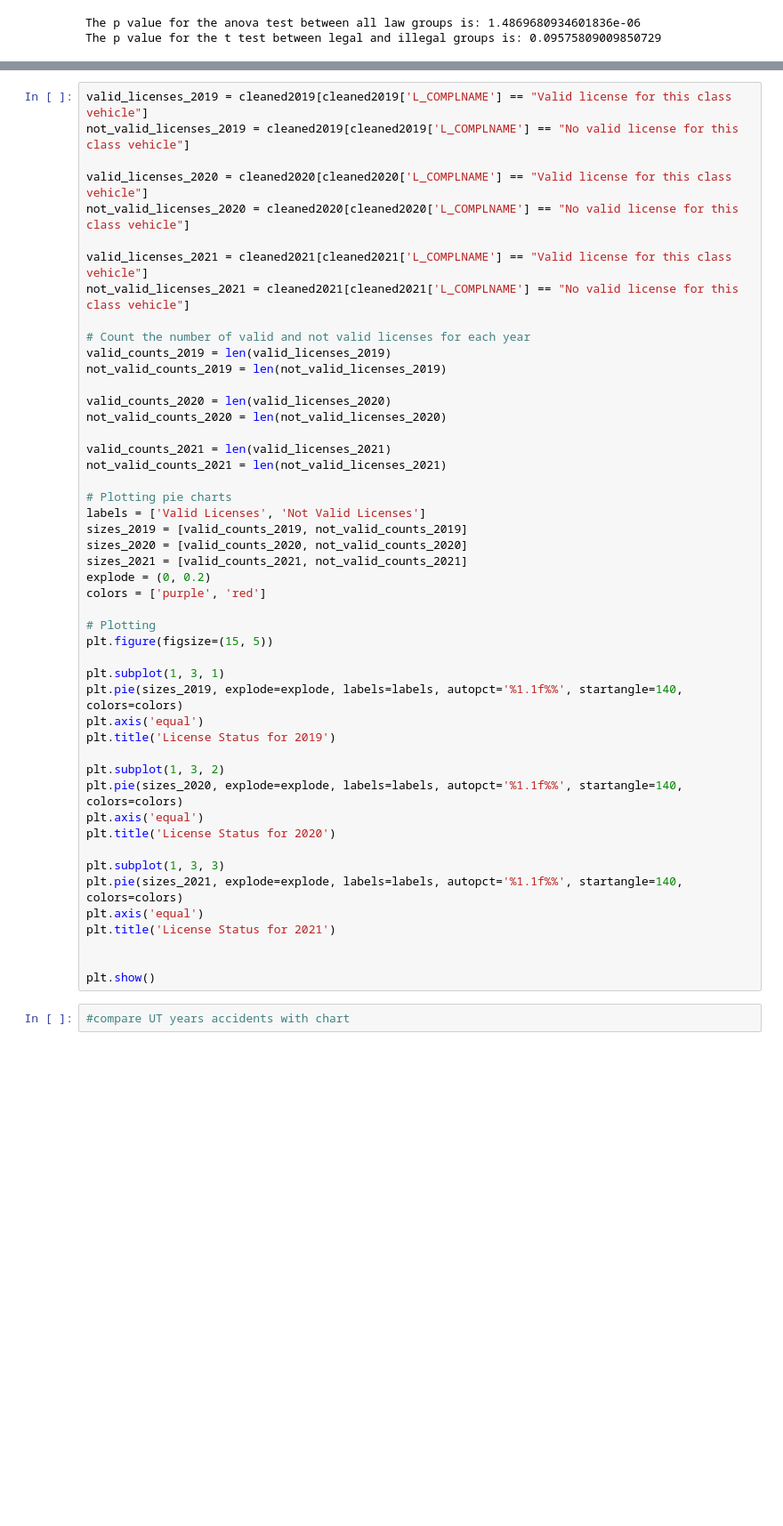
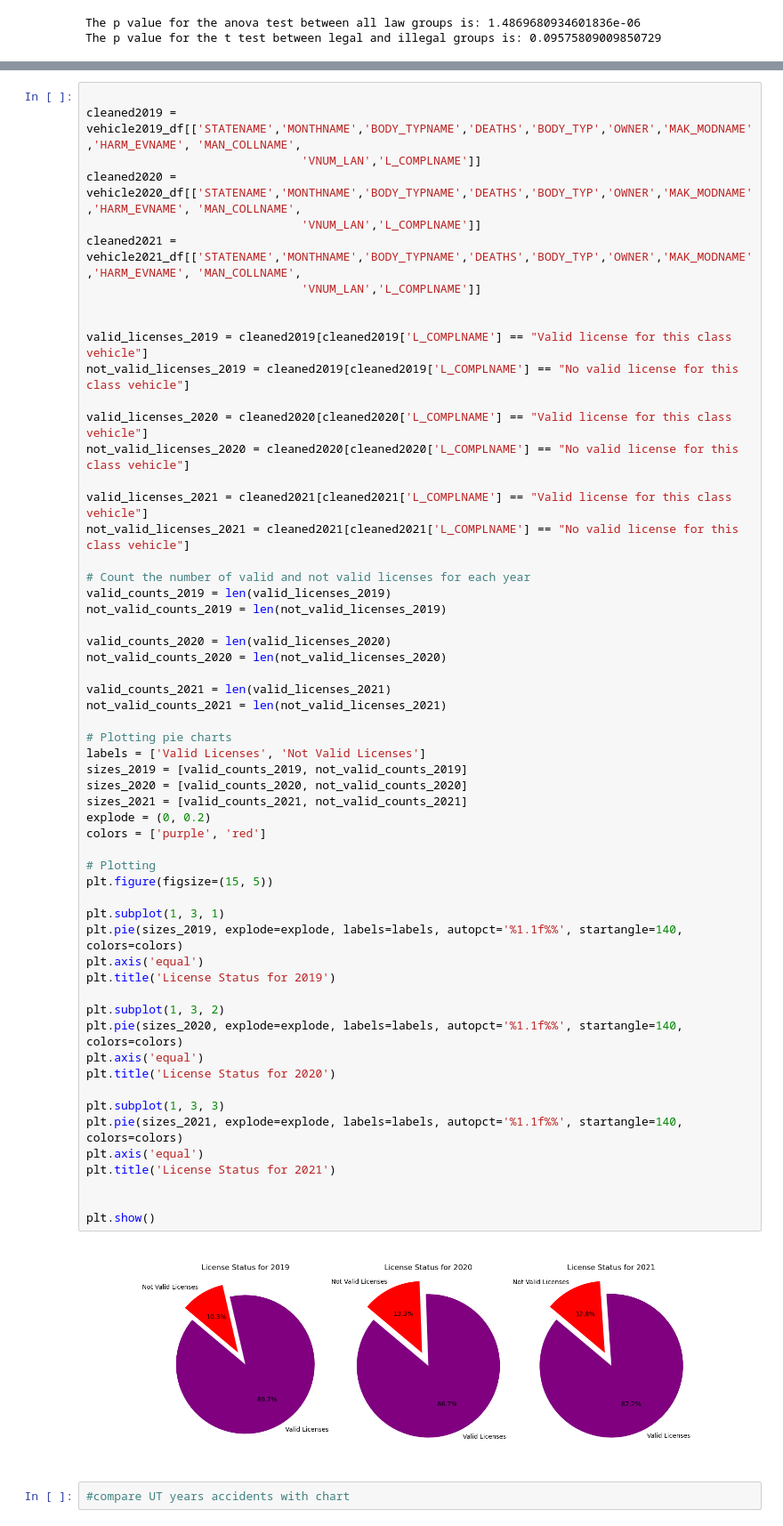
Before and after one commit to CalvinPedigo/Data-Analyst-Project-1, a Jupyter notebook: Notebook_structor.ipynb, the cells around one changed output, grey strips where cells are left out. Shown at 89% size. Saved outputs shown, nothing was run; the diff lists cells and outputs as text; blank space fills up the shorter version.

```diff
--- a/Notebook_structor.ipynb
+++ b/Notebook_structor.ipynb
@@ -629,4 +652,13 @@ for idx, df in enumerate(filtered_df_list):
 # %%
+
+cleaned2019 = vehicle2019_df[['STATENAME','MONTHNAME','BODY_TYPNAME','DEATHS','BODY_TYP','OWNER','MAK_MODNAME','HARM_EVNAME', 'MAN_COLLNAME',
+                               'VNUM_LAN','L_COMPLNAME']]
+cleaned2020 = vehicle2020_df[['STATENAME','MONTHNAME','BODY_TYPNAME','DEATHS','BODY_TYP','OWNER','MAK_MODNAME','HARM_EVNAME', 'MAN_COLLNAME',
+                               'VNUM_LAN','L_COMPLNAME']]
+cleaned2021 = vehicle2021_df[['STATENAME','MONTHNAME','BODY_TYPNAME','DEATHS','BODY_TYP','OWNER','MAK_MODNAME','HARM_EVNAME', 'MAN_COLLNAME',
+                               'VNUM_LAN','L_COMPLNAME']]
+
+
 valid_licenses_2019 = cleaned2019[cleaned2019['L_COMPLNAME'] == "Valid license for this class vehicle"]
 not_valid_licenses_2019 = cleaned2019[cleaned2019['L_COMPLNAME'] == "No valid license for this class vehicle"]
 
@@ -647,33 +679,35 @@ valid_counts_2021 = len(valid_licenses_2021)
 not_valid_counts_2021 = len(not_valid_licenses_2021)
 
 # Plotting pie charts
 labels = ['Valid Licenses', 'Not Valid Licenses']
 sizes_2019 = [valid_counts_2019, not_valid_counts_2019]
 sizes_2020 = [valid_counts_2020, not_valid_counts_2020]
 sizes_2021 = [valid_counts_2021, not_valid_counts_2021]
 explode = (0, 0.2)
 colors = ['purple', 'red']
 
 # Plotting
 plt.figure(figsize=(15, 5))
 
 plt.subplot(1, 3, 1)
 plt.pie(sizes_2019, explode=explode, labels=labels, autopct='%1.1f%%', startangle=140, colors=colors)
 plt.axis('equal')
 plt.title('License Status for 2019')
 
 plt.subplot(1, 3, 2)
 plt.pie(sizes_2020, explode=explode, labels=labels, autopct='%1.1f%%', startangle=140, colors=colors)
 plt.axis('equal')
 plt.title('License Status for 2020')
 
 plt.subplot(1, 3, 3)
 plt.pie(sizes_2021, explode=explode, labels=labels, autopct='%1.1f%%', startangle=140, colors=colors)
 plt.axis('equal')
 plt.title('License Status for 2021')
 
 
 plt.show()
+# %% [output]
+[figure, added]
 # %%
 #compare UT years accidents with chart
 # %%
```
Also changed, not shown: parts of 4 cells of this notebook.
